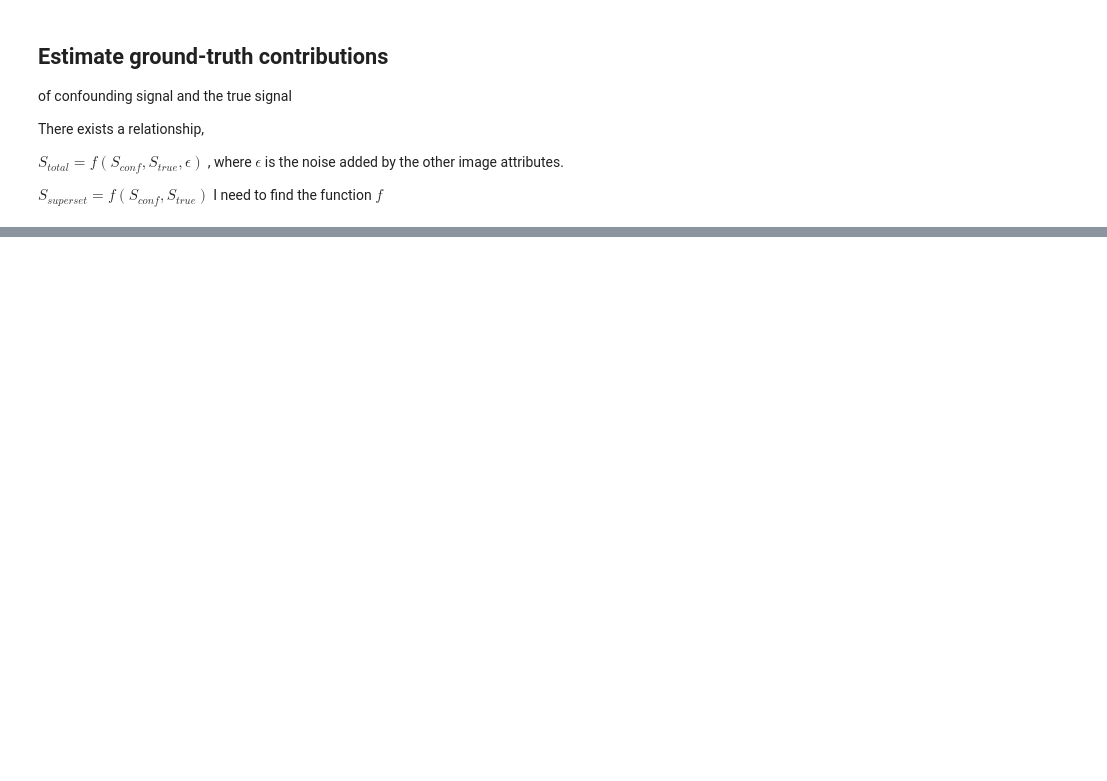
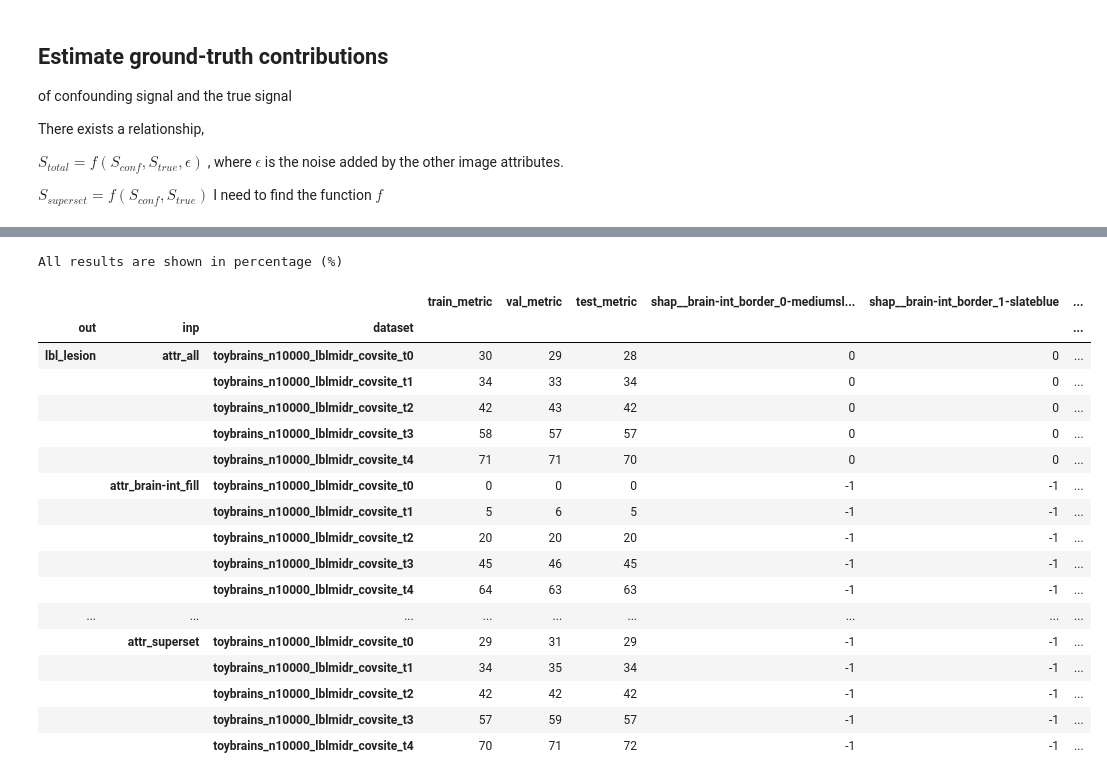
Before and after one commit to RoshanRane/toybrains, a Jupyter notebook: experiments/groundtruth-contrib-derivation.ipynb, the cells around one changed output, grey strips where cells are left out. Drawn from its saved outputs; the diff is of its cells as text; code cells hidden in the pictures; blank space fills up the shorter version.

```diff
--- a/experiments/groundtruth-contrib-derivation.ipynb
+++ b/experiments/groundtruth-contrib-derivation.ipynb
@@ -67,8 +64,0 @@ for data_dir in DATASETS:
-# %%
-results = []
-for data_dir in DATASETS:
-    toy = ToyBrainsData(data_dir)
-    # load the already generated dataset
-    toy.load_generated_dataset(data_dir)
-    result = toy.fit_baseline_models(CV=10)
-    results.append(result)
@@ -186,13 +74,0 @@ ValueError: No objects to concatenate
-# %%
-from create_toybrains import ToyBrainsData
-# importlib.reload(sys.modules['create_toybrains'])
-importlib.reload(sys.modules[ToyBrainsData.__module__])
-
-results = []
-for data_dir, config_file in DATASETS:
-    toy = ToyBrainsData(config_file)
-    # load the already generated dataset
-    toy.load_generated_dataset(data_dir)
-    result = toy.fit_baseline_models(["attr_all"], CV=10)
-    results.append(result)
-    # break
@@ -241,4 +74,0 @@ Alternatively, if you have a config such as `configs.lbl1cov1` you can simply ru
-# %%
-DATASETS = sorted([os.path.abspath(path) for path in glob("../dataset/toybrains_n10000_lblmidr_covsite_t*")])
-print("Fitting DL model on the following toybrains datasets:")
-DATASETS
@@ -465,0 +77,10 @@ plt.show()
+# %%
+contrib_results = []
+for data_dir in DATASETS:
+    toy = ToyBrainsData(CONFIGS[data_dir])
+    # load the already generated dataset
+    toy.load_generated_dataset(data_dir)
+    contrib_result = toy.fit_contrib_estimators(input_feature_sets=["attr_all", "attr_subsets", "attr_supset"],
+                                                output_labels=["lbls"],
+                                                CV=10)
+    contrib_results.append(contrib_result)
@@ -465,0 +108,22 @@ plt.show()
+# %%
+show_contrib_table(contrib_results)
+# %% [output]
+All results are shown in percentage (%)
+|  |  |  | train_metric | val_metric | test_metric | shap__brain-int_border_0-mediumsl... | shap__brain-int_border_1-slateblue | ... |
+| out | inp | dataset |  |  |  |  |  | ... |
+| lbl_lesion | attr_all | toybrains_n10000_lblmidr_covsite_t0 | 30 | 29 | 28 | 0 | 0 | ... |
+|  |  | toybrains_n10000_lblmidr_covsite_t1 | 34 | 33 | 34 | 0 | 0 | ... |
+|  |  | toybrains_n10000_lblmidr_covsite_t2 | 42 | 43 | 42 | 0 | 0 | ... |
+|  |  | toybrains_n10000_lblmidr_covsite_t3 | 58 | 57 | 57 | 0 | 0 | ... |
+|  |  | toybrains_n10000_lblmidr_covsite_t4 | 71 | 71 | 70 | 0 | 0 | ... |
+|  | attr_brain-int_fill | toybrains_n10000_lblmidr_covsite_t0 | 0 | 0 | 0 | -1 | -1 | ... |
+|  |  | toybrains_n10000_lblmidr_covsite_t1 | 5 | 6 | 5 | -1 | -1 | ... |
+|  |  | toybrains_n10000_lblmidr_covsite_t2 | 20 | 20 | 20 | -1 | -1 | ... |
+|  |  | toybrains_n10000_lblmidr_covsite_t3 | 45 | 46 | 45 | -1 | -1 | ... |
+|  |  | toybrains_n10000_lblmidr_covsite_t4 | 64 | 63 | 63 | -1 | -1 | ... |
+| ... | ... | ... | ... | ... | ... | ... | ... | ... |
+|  | attr_superset | toybrains_n10000_lblmidr_covsite_t0 | 29 | 31 | 29 | -1 | -1 | ... |
+|  |  | toybrains_n10000_lblmidr_covsite_t1 | 34 | 35 | 34 | -1 | -1 | ... |
+|  |  | toybrains_n10000_lblmidr_covsite_t2 | 42 | 42 | 42 | -1 | -1 | ... |
+|  |  | toybrains_n10000_lblmidr_covsite_t3 | 57 | 59 | 57 | -1 | -1 | ... |
+|  |  | toybrains_n10000_lblmidr_covsite_t4 | 70 | 71 | 72 | -1 | -1 | ... |
```
Also changed, not shown: parts of 53 cells of this notebook, 4 other files.
